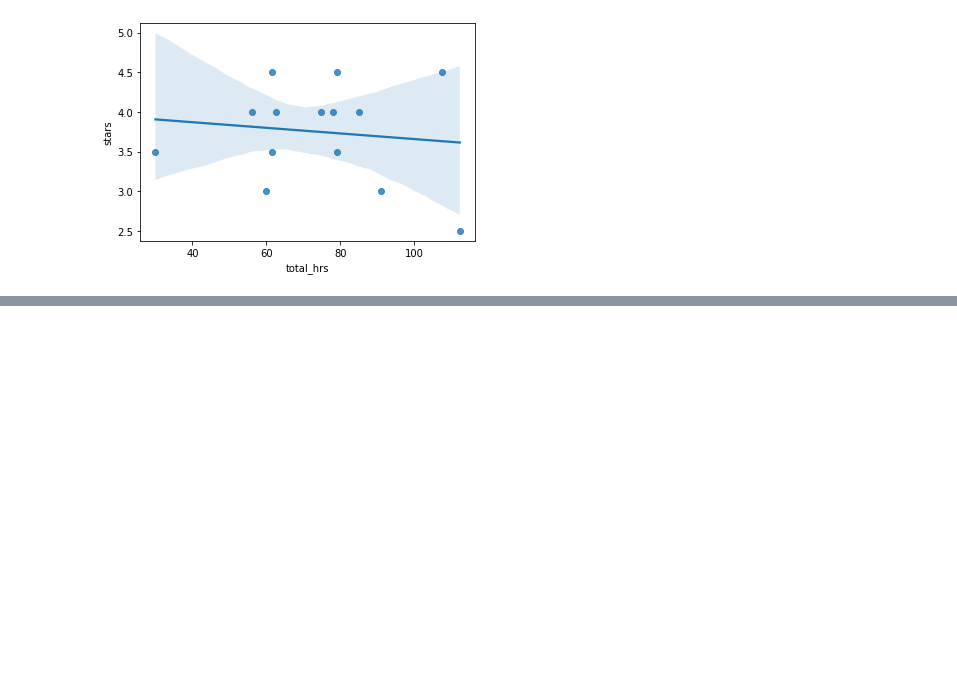
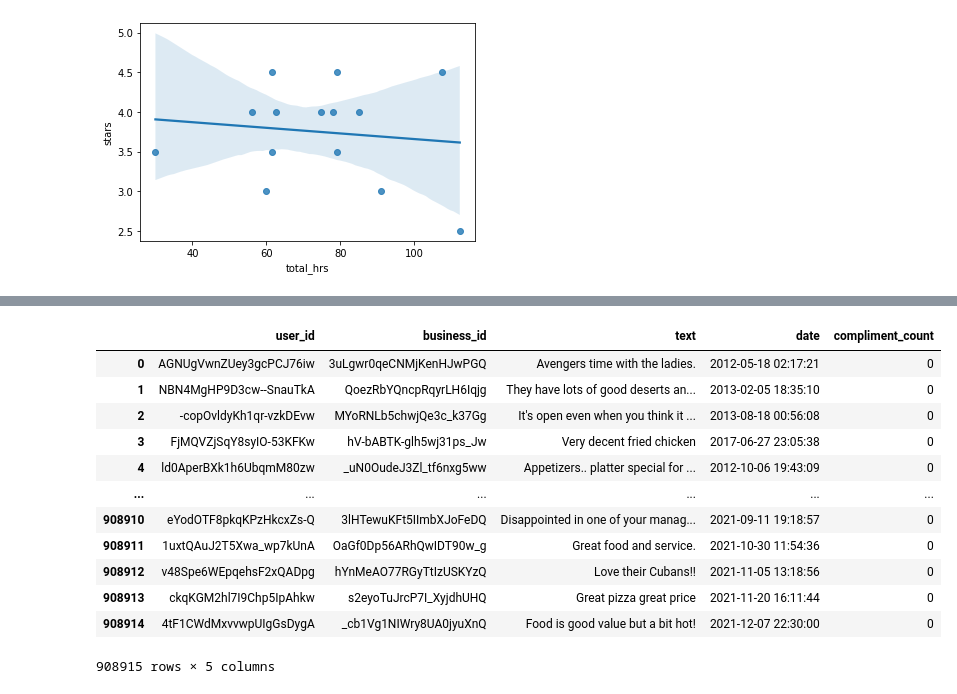
Before and after one commit to rohuihu/info-2950, a Jupyter notebook: yelp_dataset.ipynb, the cells around one changed output, grey strips where cells are left out. Cells and saved outputs as stored; diff of their text form; code cells hidden in the pictures; blank space fills up the shorter version.

```diff
--- a/yelp_dataset.ipynb
+++ b/yelp_dataset.ipynb
@@ -295,0 +360,17 @@ Findings:
+# %%
+tip_data = pd.read_csv('./project_files/yelp_academic_dataset_tip.csv')
+tip_data
+# %% [output]
+|  | user_id | business_id | text | date | compliment_count |
+| 0 | AGNUgVwnZUey3gcPCJ76iw | 3uLgwr0qeCNMjKenHJwPGQ | Avengers time with the ladies. | 2012-05-18 02:17:21 | 0 |
+| 1 | NBN4MgHP9D3cw--SnauTkA | QoezRbYQncpRqyrLH6Iqjg | They have lots of good deserts an... | 2013-02-05 18:35:10 | 0 |
+| 2 | -copOvldyKh1qr-vzkDEvw | MYoRNLb5chwjQe3c_k37Gg | It's open even when you think it ... | 2013-08-18 00:56:08 | 0 |
+| 3 | FjMQVZjSqY8syIO-53KFKw | hV-bABTK-glh5wj31ps_Jw | Very decent fried chicken | 2017-06-27 23:05:38 | 0 |
+| 4 | ld0AperBXk1h6UbqmM80zw | _uN0OudeJ3Zl_tf6nxg5ww | Appetizers.. platter special for ... | 2012-10-06 19:43:09 | 0 |
+| ... | ... | ... | ... | ... | ... |
+| 908910 | eYodOTF8pkqKPzHkcxZs-Q | 3lHTewuKFt5IImbXJoFeDQ | Disappointed in one of your manag... | 2021-09-11 19:18:57 | 0 |
+| 908911 | 1uxtQAuJ2T5Xwa_wp7kUnA | OaGf0Dp56ARhQwIDT90w_g | Great food and service. | 2021-10-30 11:54:36 | 0 |
+| 908912 | v48Spe6WEpqehsF2xQADpg | hYnMeAO77RGyTtIzUSKYzQ | Love their Cubans!! | 2021-11-05 13:18:56 | 0 |
+| 908913 | ckqKGM2hl7I9Chp5IpAhkw | s2eyoTuJrcP7I_XyjdhUHQ | Great pizza great price | 2021-11-20 16:11:44 | 0 |
+| 908914 | 4tF1CWdMxvvwpUIgGsDygA | _cb1Vg1NIWry8UA0jyuXnQ | Food is good value but a bit hot! | 2021-12-07 22:30:00 | 0 |
+908915 rows × 5 columns
```
Also changed, not shown: parts of 8 cells of this notebook.
